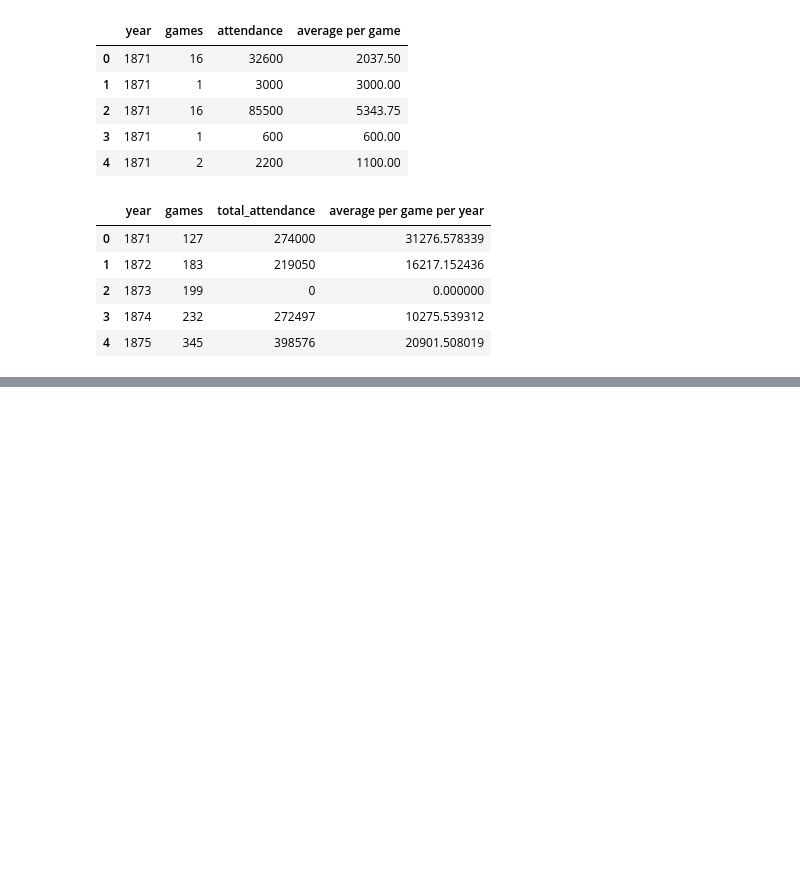
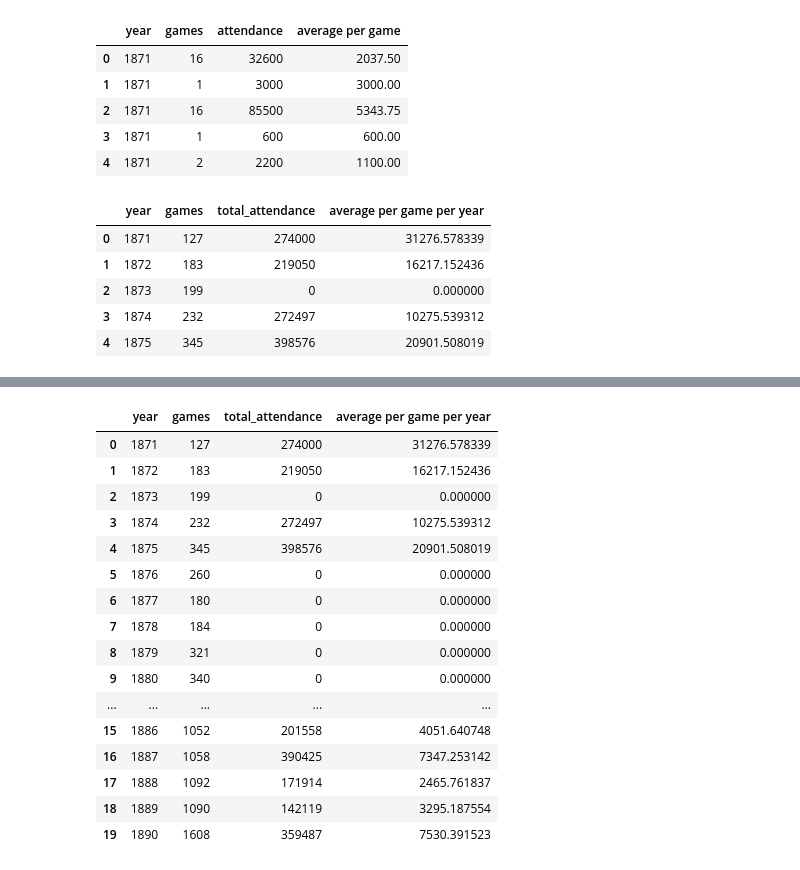
Before and after one commit to ethanzh/baseball-statistic-analysis, a Jupyter notebook: Attendance.ipynb, the cells around one changed output, grey strips where cells are left out. Cells and saved outputs as stored; diff of their text form; code cells hidden in the pictures; blank space fills up the shorter version.

```diff
--- a/Attendance.ipynb
+++ b/Attendance.ipynb
@@ -120,0 +143,20 @@ plt.show()
+# %%
+new_attendance.head(20)
+# %% [output]
+|  | year | games | total_attendance | average per game per year |
+| 0 | 1871 | 127 | 274000 | 31276.578339 |
+| 1 | 1872 | 183 | 219050 | 16217.152436 |
+| 2 | 1873 | 199 | 0 | 0.000000 |
+| 3 | 1874 | 232 | 272497 | 10275.539312 |
+| 4 | 1875 | 345 | 398576 | 20901.508019 |
+| 5 | 1876 | 260 | 0 | 0.000000 |
+| 6 | 1877 | 180 | 0 | 0.000000 |
+| 7 | 1878 | 184 | 0 | 0.000000 |
+| 8 | 1879 | 321 | 0 | 0.000000 |
+| 9 | 1880 | 340 | 0 | 0.000000 |
+| ... | ... | ... | ... | ... |
+| 15 | 1886 | 1052 | 201558 | 4051.640748 |
+| 16 | 1887 | 1058 | 390425 | 7347.253142 |
+| 17 | 1888 | 1092 | 171914 | 2465.761837 |
+| 18 | 1889 | 1090 | 142119 | 3295.187554 |
+| 19 | 1890 | 1608 | 359487 | 7530.391523 |
```
Also changed, not shown: parts of 7 cells of this notebook.
